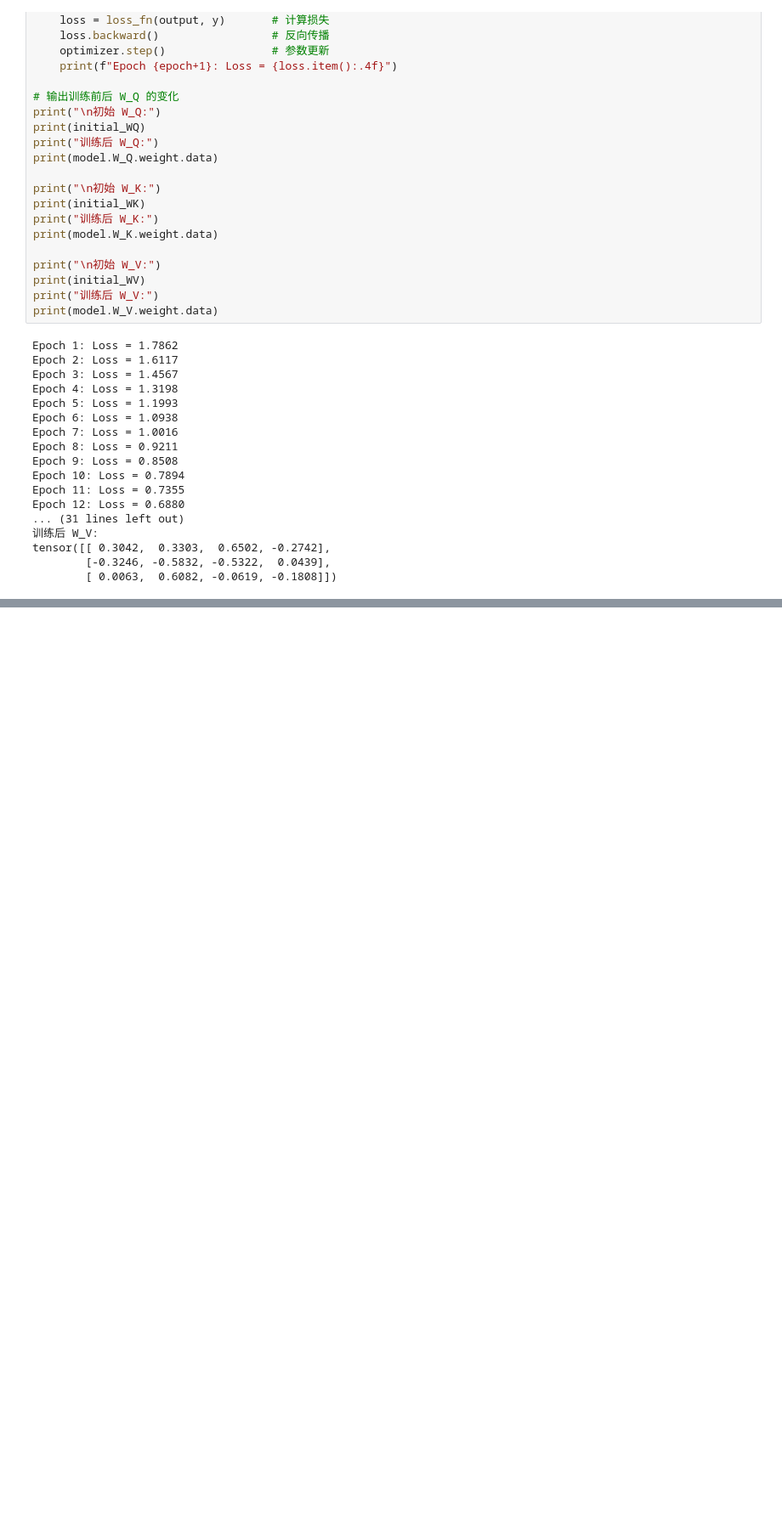
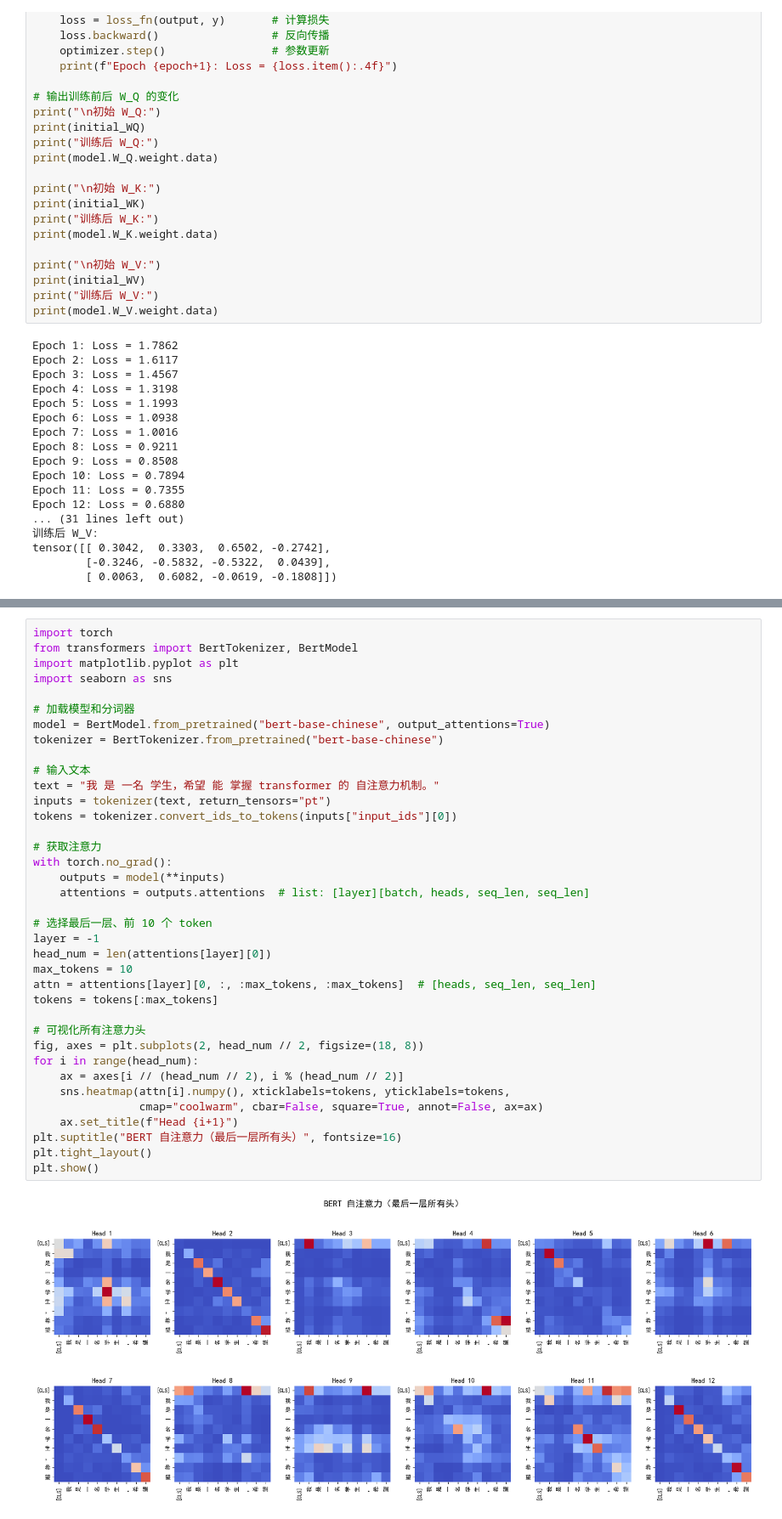
Before and after one commit to BMQY-star/LLM-self-learn, a Jupyter notebook: 1.深度学习基础/1.transformer基础.ipynb, the cells around one changed output, grey strips where cells are left out. Shown at 85% size. Cells and saved outputs as stored; diff of their text form; blank space fills up the shorter version.

```diff
--- a/1.深度学习基础/1.transformer基础.ipynb
+++ b/1.深度学习基础/1.transformer基础.ipynb
@@ -254,0 +365,39 @@ tensor([[ 0.3042,  0.3303,  0.6502, -0.2742],
+# %%
+import torch
+from transformers import BertTokenizer, BertModel
+import matplotlib.pyplot as plt
+import seaborn as sns
+
+# 加载模型和分词器
+model = BertModel.from_pretrained("bert-base-chinese", output_attentions=True)
+tokenizer = BertTokenizer.from_pretrained("bert-base-chinese")
+
+# 输入文本
+text = "我 是 一名 学生，希望 能 掌握 transformer 的 自注意力机制。"
+inputs = tokenizer(text, return_tensors="pt")
+tokens = tokenizer.convert_ids_to_tokens(inputs["input_ids"][0])
+
+# 获取注意力
+with torch.no_grad():
+    outputs = model(**inputs)
+    attentions = outputs.attentions  # list: [layer][batch, heads, seq_len, seq_len]
+
+# 选择最后一层、前 10 个 token
+layer = -1
+head_num = len(attentions[layer][0])
+max_tokens = 10
+attn = attentions[layer][0, :, :max_tokens, :max_tokens]  # [heads, seq_len, seq_len]
+tokens = tokens[:max_tokens]
+
+# 可视化所有注意力头
+fig, axes = plt.subplots(2, head_num // 2, figsize=(18, 8))
+for i in range(head_num):
+    ax = axes[i // (head_num // 2), i % (head_num // 2)]
+    sns.heatmap(attn[i].numpy(), xticklabels=tokens, yticklabels=tokens,
+                cmap="coolwarm", cbar=False, square=True, annot=False, ax=ax)
+    ax.set_title(f"Head {i+1}")
+plt.suptitle("BERT 自注意力（最后一层所有头）", fontsize=16)
+plt.tight_layout()
+plt.show()
+# %% [output]
+[figure, added]
```
Also changed, not shown: parts of 6 cells of this notebook, 1 other file.
